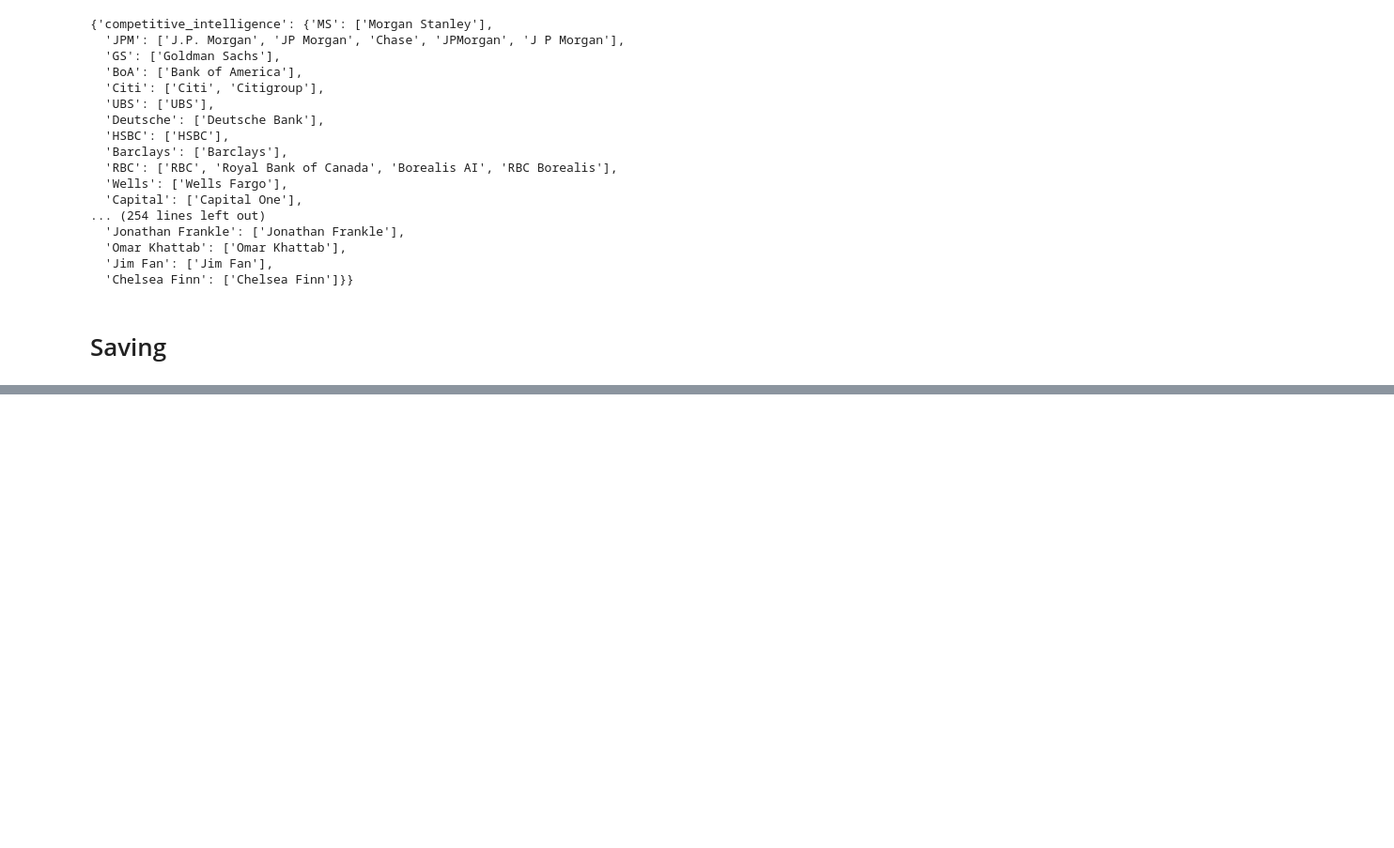
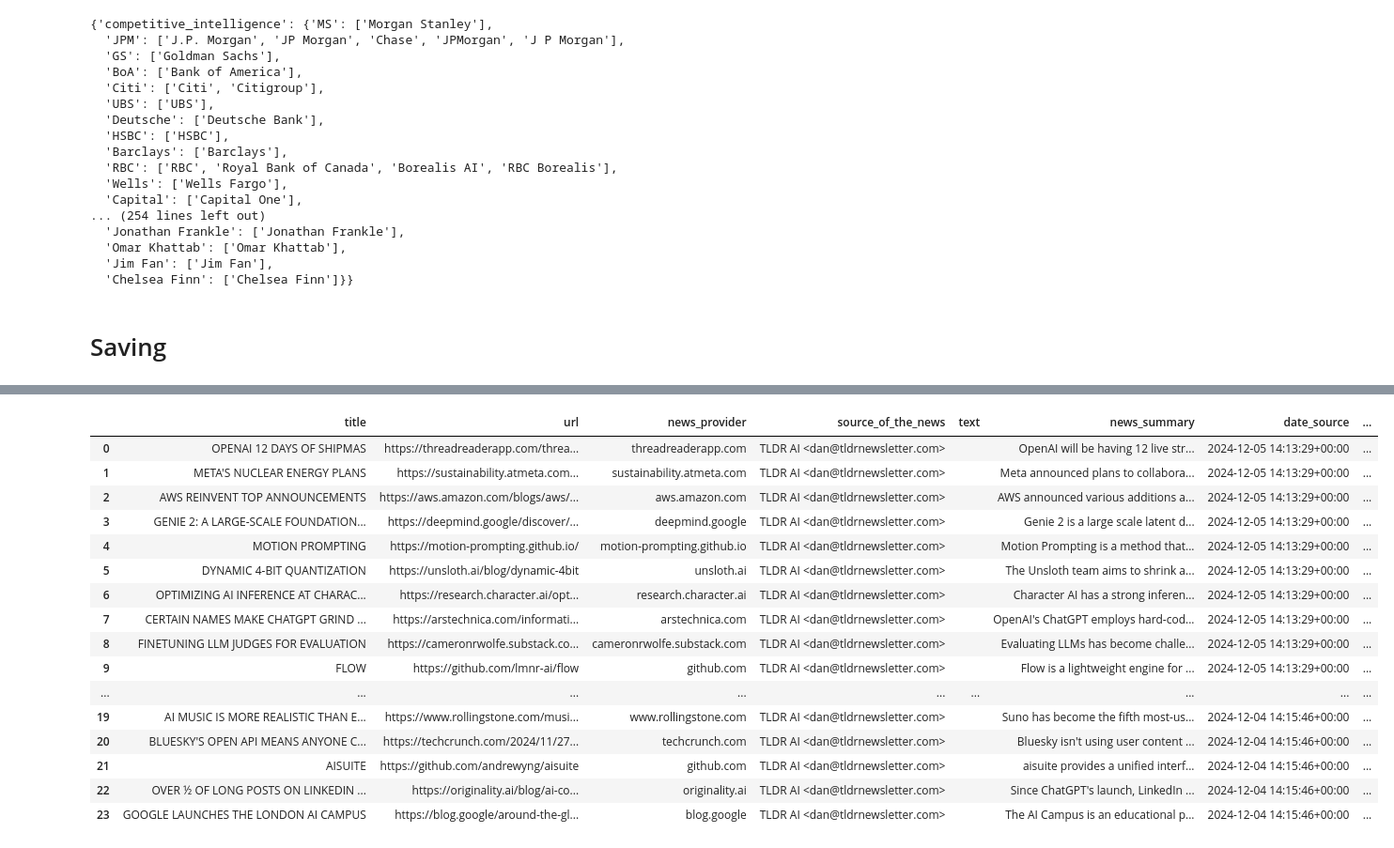
Before and after one commit to bcrestel/automatic_newsletter, a Jupyter notebook: notebooks/experimentations/test_pipeline_main.ipynb, the cells around one changed output, grey strips where cells are left out. Shown: that part at 94% size. Drawn from its saved outputs; the diff is of its cells as text; code cells hidden in the pictures; blank space fills up the shorter version.

```diff
--- a/notebooks/experimentations/test_pipeline_main.ipynb
+++ b/notebooks/experimentations/test_pipeline_main.ipynb
@@ -90,5 +171,5 @@ runner_saving(df_news_stories, "test.parquet")
 # %%
-news_stories = runner_newsletters(after='2024-12-04', before='2024-12-06')
-df_news_stories = runner_scoring(news_stories)
-runner_saving(df_news_stories, "test.parquet")
+news_stories_2 = runner_newsletters(after='2024-12-04', before='2024-12-06')
+df_news_stories_2, _ = runner_scoring(news_stories_2)
+runner_saving(df_news_stories_2, "log/test.parquet")
 # %% [output]
@@ -103 +193,21 @@ runner_saving(df_news_stories, "test.parquet")
+# %%
+df_news_stories_2
+# %% [output]
+|  | title | url | news_provider | source_of_the_news | text | news_summary | date_source | ... |
+| 0 | OPENAI 12 DAYS OF SHIPMAS | https://threadreaderapp.com/threa... | threadreaderapp.com | TLDR AI <dan@tldrnewsletter.com> |  | OpenAI will be having 12 live str... | 2024-12-05 14:13:29+00:00 | ... |
+| 1 | META'S NUCLEAR ENERGY PLANS | https://sustainability.atmeta.com... | sustainability.atmeta.com | TLDR AI <dan@tldrnewsletter.com> |  | Meta announced plans to collabora... | 2024-12-05 14:13:29+00:00 | ... |
+| 2 | AWS REINVENT TOP ANNOUNCEMENTS | https://aws.amazon.com/blogs/aws/... | aws.amazon.com | TLDR AI <dan@tldrnewsletter.com> |  | AWS announced various additions a... | 2024-12-05 14:13:29+00:00 | ... |
+| 3 | GENIE 2: A LARGE-SCALE FOUNDATION... | https://deepmind.google/discover/... | deepmind.google | TLDR AI <dan@tldrnewsletter.com> |  | Genie 2 is a large scale latent d... | 2024-12-05 14:13:29+00:00 | ... |
+| 4 | MOTION PROMPTING | https://motion-prompting.github.io/ | motion-prompting.github.io | TLDR AI <dan@tldrnewsletter.com> |  | Motion Prompting is a method that... | 2024-12-05 14:13:29+00:00 | ... |
+| 5 | DYNAMIC 4-BIT QUANTIZATION | https://unsloth.ai/blog/dynamic-4bit | unsloth.ai | TLDR AI <dan@tldrnewsletter.com> |  | The Unsloth team aims to shrink a... | 2024-12-05 14:13:29+00:00 | ... |
+| 6 | OPTIMIZING AI INFERENCE AT CHARAC... | https://research.character.ai/opt... | research.character.ai | TLDR AI <dan@tldrnewsletter.com> |  | Character AI has a strong inferen... | 2024-12-05 14:13:29+00:00 | ... |
+| 7 | CERTAIN NAMES MAKE CHATGPT GRIND ... | https://arstechnica.com/informati... | arstechnica.com | TLDR AI <dan@tldrnewsletter.com> |  | OpenAI's ChatGPT employs hard-cod... | 2024-12-05 14:13:29+00:00 | ... |
+| 8 | FINETUNING LLM JUDGES FOR EVALUATION | https://cameronrwolfe.substack.co... | cameronrwolfe.substack.com | TLDR AI <dan@tldrnewsletter.com> |  | Evaluating LLMs has become challe... | 2024-12-05 14:13:29+00:00 | ... |
+| 9 | FLOW | https://github.com/lmnr-ai/flow | github.com | TLDR AI <dan@tldrnewsletter.com> |  | Flow is a lightweight engine for ... | 2024-12-05 14:13:29+00:00 | ... |
+| ... | ... | ... | ... | ... | ... | ... | ... | ... |
+| 19 | AI MUSIC IS MORE REALISTIC THAN E... | https://www.rollingstone.com/musi... | www.rollingstone.com | TLDR AI <dan@tldrnewsletter.com> |  | Suno has become the fifth most-us... | 2024-12-04 14:15:46+00:00 | ... |
+| 20 | BLUESKY'S OPEN API MEANS ANYONE C... | https://techcrunch.com/2024/11/27... | techcrunch.com | TLDR AI <dan@tldrnewsletter.com> |  | Bluesky isn't using user content ... | 2024-12-04 14:15:46+00:00 | ... |
+| 21 | AISUITE | https://github.com/andrewyng/aisuite | github.com | TLDR AI <dan@tldrnewsletter.com> |  | aisuite provides a unified interf... | 2024-12-04 14:15:46+00:00 | ... |
+| 22 | OVER ½ OF LONG POSTS ON LINKEDIN ... | https://originality.ai/blog/ai-co... | originality.ai | TLDR AI <dan@tldrnewsletter.com> |  | Since ChatGPT's launch, LinkedIn ... | 2024-12-04 14:15:46+00:00 | ... |
+| 23 | GOOGLE LAUNCHES THE LONDON AI CAMPUS | https://blog.google/around-the-gl... | blog.google | TLDR AI <dan@tldrnewsletter.com> |  | The AI Campus is an educational p... | 2024-12-04 14:15:46+00:00 | ... |
 # %%
```
Also changed, not shown: parts of 17 cells of this notebook, 6 other files.
